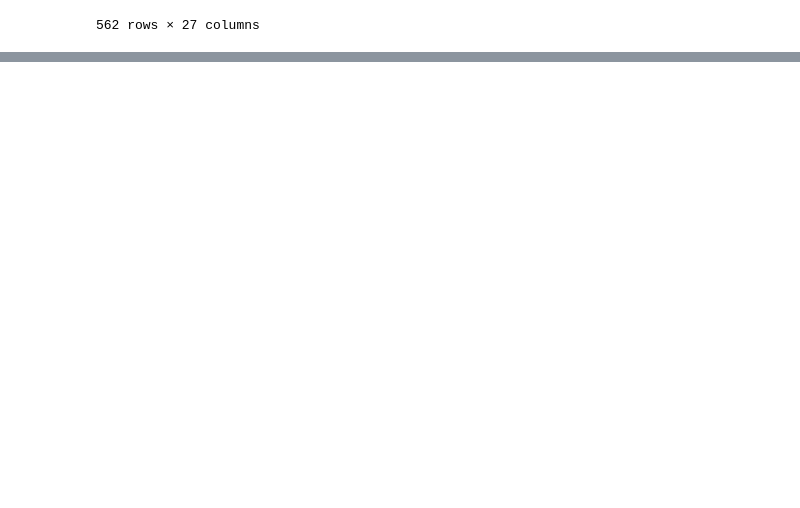
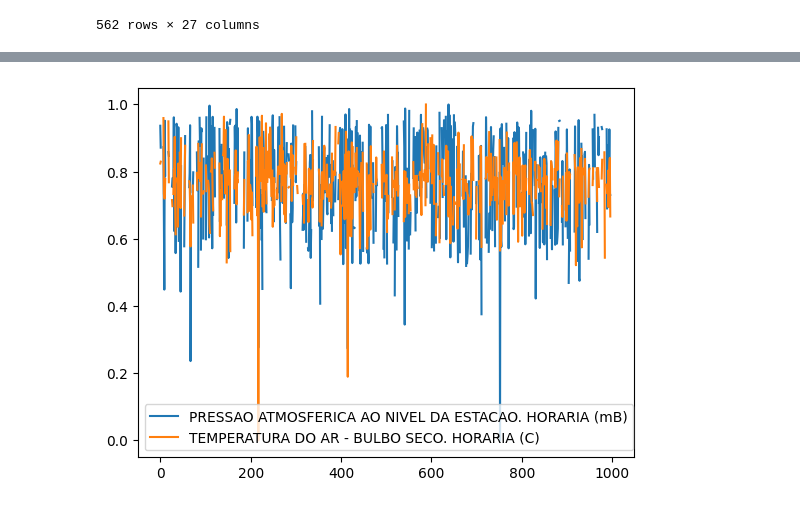
Before and after one commit to reprograma/on29-python-s09-pandas-numpy-I, a Jupyter notebook: exercicios/para-sala/exercicio-sala2.ipynb, the cells around one changed output, grey strips where cells are left out. Saved outputs shown, nothing was run; the diff lists cells and outputs as text; code cells hidden in the pictures; blank space fills up the shorter version.

```diff
--- a/exercicios/para-sala/exercicio-sala2.ipynb
+++ b/exercicios/para-sala/exercicio-sala2.ipynb
@@ -390,0 +444,15 @@ df.dropna(subset=['PRECIPITAO TOTAL. HORARIO (mm)', 'VENTO. VELOCIDADE HORARIA (
+# %%
+#normalização dos dados para poder fazer uma comparação melhor
+coluna = 'PRESSAO ATMOSFERICA AO NIVEL DA ESTACAO. HORARIA (mB)'
+
+df[coluna] = (df[coluna] - df[coluna].min())/(df[coluna].max() - df[coluna].min())
+# %%
+coluna = 'TEMPERATURA DO AR - BULBO SECO. HORARIA (C)'
+
+df[coluna] = (df[coluna] - df[coluna].min())/(df[coluna].max() - df[coluna].min())
+# %%
+df[['PRESSAO ATMOSFERICA AO NIVEL DA ESTACAO. HORARIA (mB)', 'TEMPERATURA DO AR - BULBO SECO. HORARIA (C)']].plot()
+
+plt.show()
+# %% [output]
+[figure, added]
```
Also changed, not shown: parts of 7 cells of this notebook.
